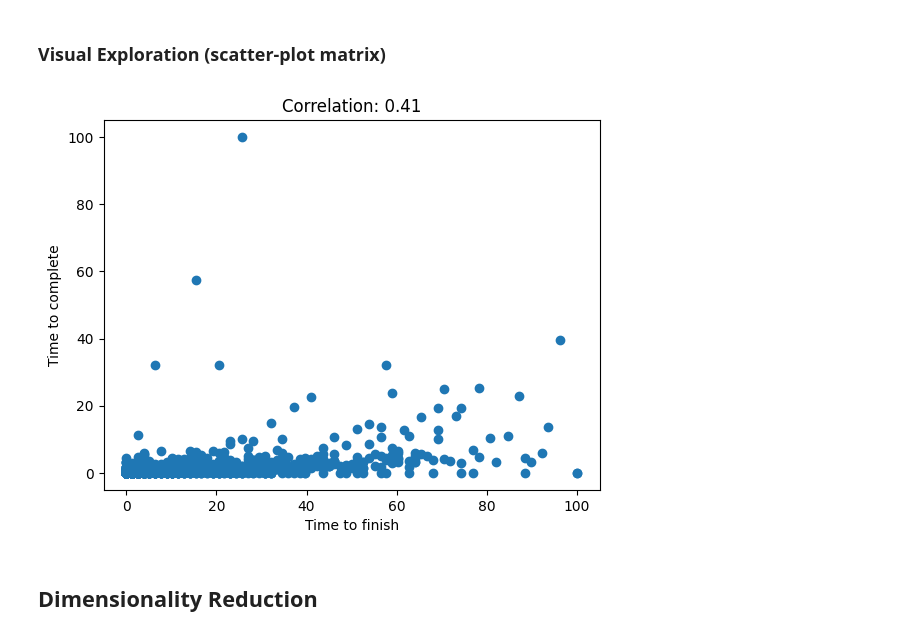
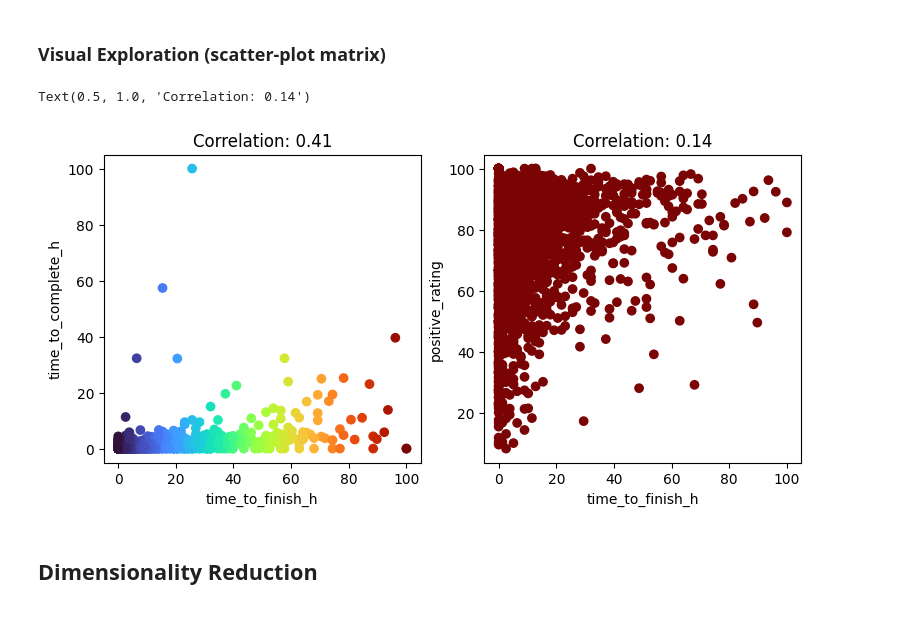
Before and after one commit to Sharpy796/CMPS4510_SteamGameAnalyzer, a Jupyter notebook: project_cluster_cmps451.ipynb, the cells around one changed output. Saved outputs shown, nothing was run; the diff lists cells and outputs as text; code cells hidden in the pictures.

Commit message:
idk what i'm doign but i added some broken colormaps

```diff
--- a/project_cluster_cmps451.ipynb
+++ b/project_cluster_cmps451.ipynb
@@ -473,27 +475,50 @@ total_votes               0.950199     0.381451     1.000000
 # %% [markdown]
 ### Visual Exploration (scatter-plot matrix)
-# %%
-#Time plot
-plt.scatter(df_copy_norm_minmax["time_to_finish_h"], df_copy_norm_minmax["time_to_complete_h"])
-plt.xlabel("Time to finish")
-plt.ylabel("Time to complete")
-plt.title(f'Correlation: {df_copy_norm_minmax["time_to_finish_h"].corr(df["time_to_complete_h"]):.2f}')
-plt.show()
-
-#Votes plot
-#plt.scatter(df_copy_norm_minmax["positive_votes"], df["negative_votes"])
-#plt.xlabel("positive votes")
-#plt.ylabel("negative votes")
-#plt.title(f'Correlation: {df_copy_norm_minmax["positive_votes"].corr(df["negative_votes"]):.2f}')
-#plt.show()
-
-#spearman heatmap
-#plt.figure(figsize=(10, 8))
-#sns.heatmap(corr_spearman, annot=True, cmap="coolwarm", linewidths=.5)
-#plt.title("Spearman Correlation Heatmap")
-#plt.show()
-# %% [output]
-[figure, removed]
+# %%
+fig, axs = plt.subplots(nrows=1, ncols=2, figsize=(9, 4))
+import matplotlib.colors as mcolors
+
+axs[0].scatter(df_copy_norm_minmax["time_to_finish_h"], df_copy_norm_minmax["time_to_complete_h"], c=df_copy_norm_minmax["time_to_finish_h"], cmap="turbo")
+axs[0].set_xlabel("time_to_finish_h")
+axs[0].set_ylabel("time_to_complete_h")
+axs[0].set_title(f'Correlation: {df_copy_norm_minmax["time_to_finish_h"].corr(df["time_to_complete_h"]):.2f}')
+
+# NOTE: ugh i don't know what i'm doing with this, i thought removing the 0-values would make it look more interesting but it literally didn't
+df_copy_norm_minmax = df_copy_norm_minmax[df_copy_norm_minmax["positive_rating"] != 0]
+# Sample data
+X, Y = np.meshgrid(df_copy_norm_minmax["time_to_finish_h"], df_copy_norm_minmax["positive_rating"])
+Z = np.sin(X) * np.cos(Y) + 0.5 # Adding 0.5 to shift the data range
+
+
+vcenter_value = 0.5
+
+# Define the min and max values for the data range
+vmin_data = Z.min()
+vmax_data = Z.max()
+norm = mcolors.TwoSlopeNorm(vmin=vmin_data, vcenter=vcenter_value, vmax=vmax_data)
+
+
+# norm = linear, log, symlog, asinh, logit, function, functionlog
+axs[1].scatter(df_copy_norm_minmax["time_to_finish_h"], df_copy_norm_minmax["positive_rating"], c=df_copy_norm_minmax["positive_rating"], cmap="turbo", norm=norm)
+axs[1].set_xlabel("time_to_finish_h")
+axs[1].set_ylabel("positive_rating")
+axs[1].set_title(f'Correlation: {df_copy_norm_minmax["time_to_finish_h"].corr(df["positive_rating"]):.2f}')
+
+#Votes plot
+#plt.scatter(df_copy_norm_minmax["positive_votes"], df["negative_votes"])
+#plt.xlabel("positive votes")
+#plt.ylabel("negative votes")
+#plt.title(f'Correlation: {df_copy_norm_minmax["positive_votes"].corr(df["negative_votes"]):.2f}')
+#plt.show()
+
+#spearman heatmap
+#plt.figure(figsize=(10, 8))
+#sns.heatmap(corr_spearman, annot=True, cmap="coolwarm", linewidths=.5)
+#plt.title("Spearman Correlation Heatmap")
+#plt.show()
+# %% [output]
+Text(0.5, 1.0, 'Correlation: 0.14')
+[figure, added]
 # %% [markdown]
 ## Dimensionality Reduction
 # %% [markdown]
```
Also changed, not shown: parts of 5 cells of this notebook.
